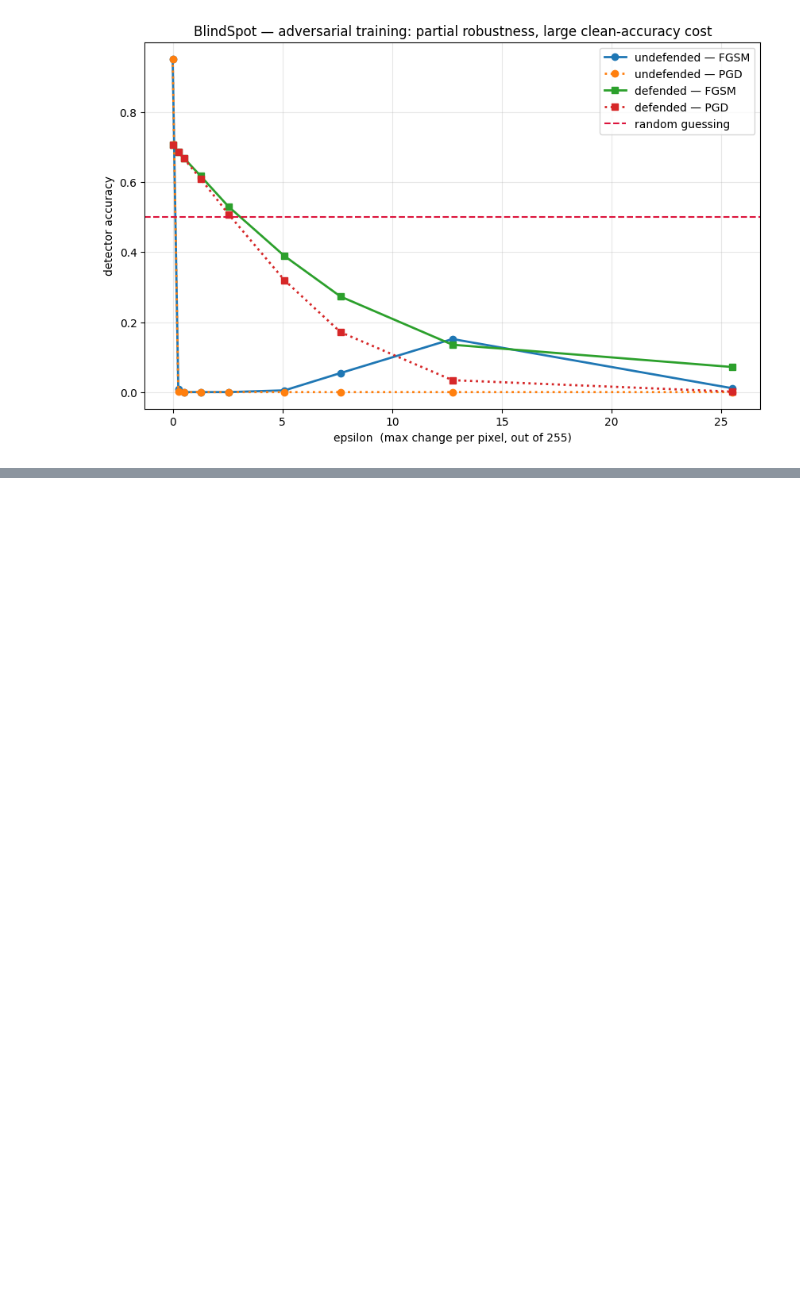
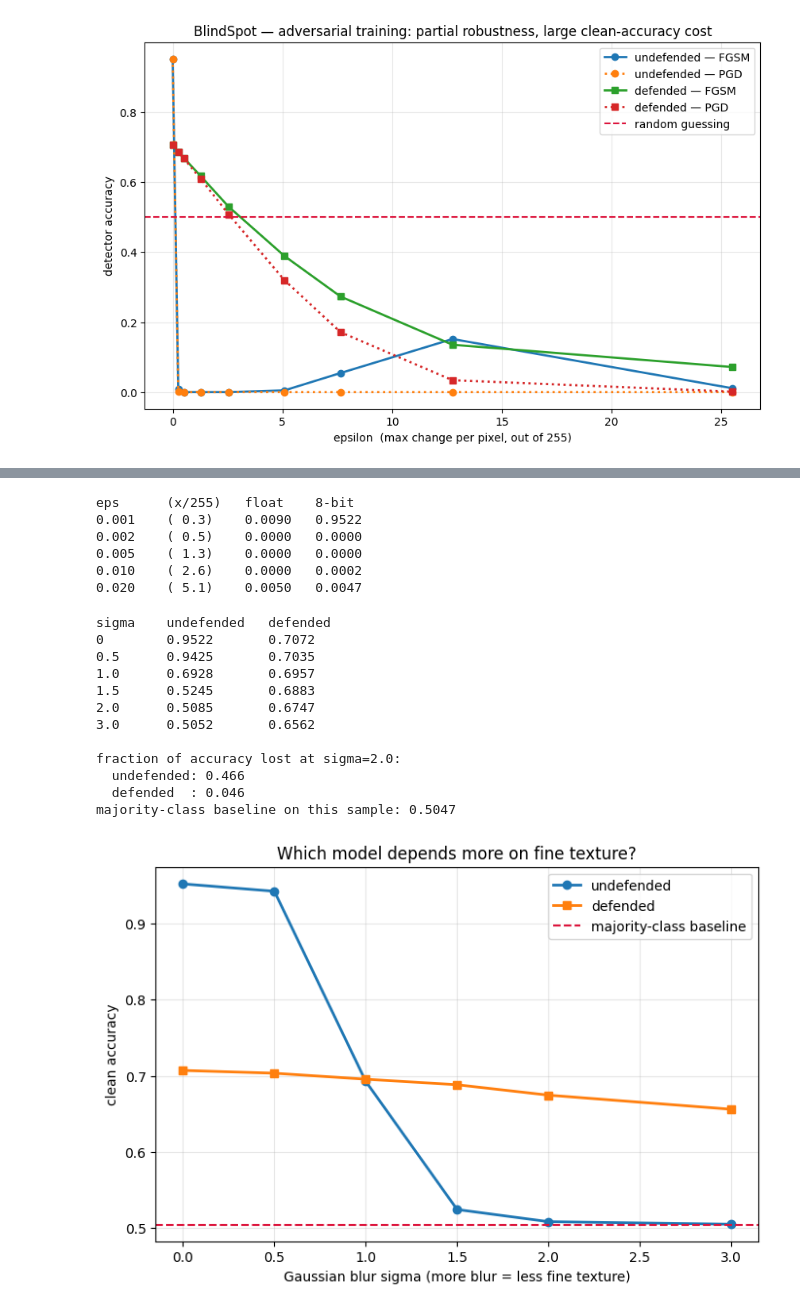
Before and after one commit to HarshitPandey-2021/blindspot, a Jupyter notebook: notebooks/05-attack.ipynb, the cells around one changed output, grey strips where cells are left out. Saved outputs shown, nothing was run; the diff lists cells and outputs as text; code cells hidden in the pictures; blank space fills up the shorter version.

```diff
--- a/notebooks/05-attack.ipynb
+++ b/notebooks/05-attack.ipynb
@@ -416,0 +472,74 @@ plt.show()
+# %%
+def acc_quantized(model, X, Y, eps, bs=256):
+    c = 0
+    for i in range(0, X.size(0), bs):
+        x = X[i:i+bs].float()/255.; y = Y[i:i+bs]
+        xa = fgsm(model, x, y, eps)
+        xq = (xa * 255).round().clamp(0, 255) / 255.   # simulate saving as PNG
+        with torch.no_grad():
+            c += (model(xq).argmax(1) == y).sum().item()
+    return c / X.size(0)
+
+print("eps      (x/255)   float    8-bit")
+for e in [0.001, 0.002, 0.005, 0.01, 0.02]:
+    f = accuracy_under(detector, Xva, Yva, e, fgsm)
+    q = acc_quantized(detector, Xva, Yva, e)
+    print(f"{e:<8.3f} ({e*255:4.1f})    {f:.4f}   {q:.4f}")
+# %% [output]
+eps      (x/255)   float    8-bit
+0.001    ( 0.3)    0.0090   0.9522
+0.002    ( 0.5)    0.0000   0.0000
+0.005    ( 1.3)    0.0000   0.0000
+0.010    ( 2.6)    0.0000   0.0002
+0.020    ( 5.1)    0.0050   0.0047
+# %%
+import matplotlib.pyplot as plt
+
+def acc_blur(model, X, Y, sigma, bs=256):
+    if sigma == 0:
+        return accuracy(model, X, Y)
+    model.eval(); c = 0
+    with torch.no_grad():
+        for i in range(0, X.size(0), bs):
+            x = TF.gaussian_blur(X[i:i+bs].float()/255., kernel_size=9, sigma=sigma)
+            c += (model(x).argmax(1) == Y[i:i+bs]).sum().item()
+    return c / X.size(0)
+
+chance = max((Yva == 0).float().mean().item(), (Yva == 1).float().mean().item())
+sigmas = [0, 0.5, 1.0, 1.5, 2.0, 3.0]
+und, defn = [], []
+print("sigma    undefended   defended")
+for s in sigmas:
+    a, b = acc_blur(detector, Xva, Yva, s), acc_blur(defended, Xva, Yva, s)
+    und.append(a); defn.append(b)
+    print(f"{s:<8} {a:.4f}       {b:.4f}")
+
+print(f"\nfraction of accuracy lost at sigma=2.0:")
+print(f"  undefended: {(und[0]-und[4])/und[0]:.3f}")
+print(f"  defended  : {(defn[0]-defn[4])/defn[0]:.3f}")
+print(f"majority-class baseline on this sample: {chance:.4f}")
+
+plt.figure(figsize=(8, 5))
+plt.plot(sigmas, und,  marker="o", lw=2, label="undefended")
+plt.plot(sigmas, defn, marker="s", lw=2, label="defended")
+plt.axhline(chance, color="crimson", ls="--", label="majority-class baseline")
+plt.xlabel("Gaussian blur sigma (more blur = less fine texture)")
+plt.ylabel("clean accuracy")
+plt.title("Which model depends more on fine texture?")
+plt.legend(); plt.grid(True, alpha=0.3)
+plt.savefig("/kaggle/working/frequency_reliance.png", dpi=150, bbox_inches="tight")
+plt.show()
+# %% [output]
+sigma    undefended   defended
+0        0.9522       0.7072
+0.5      0.9425       0.7035
+1.0      0.6928       0.6957
+1.5      0.5245       0.6883
+2.0      0.5085       0.6747
+3.0      0.5052       0.6562
+
+fraction of accuracy lost at sigma=2.0:
+  undefended: 0.466
+  defended  : 0.046
+majority-class baseline on this sample: 0.5047
+[figure, added]
```
Also changed, not shown: parts of 2 cells of this notebook.
